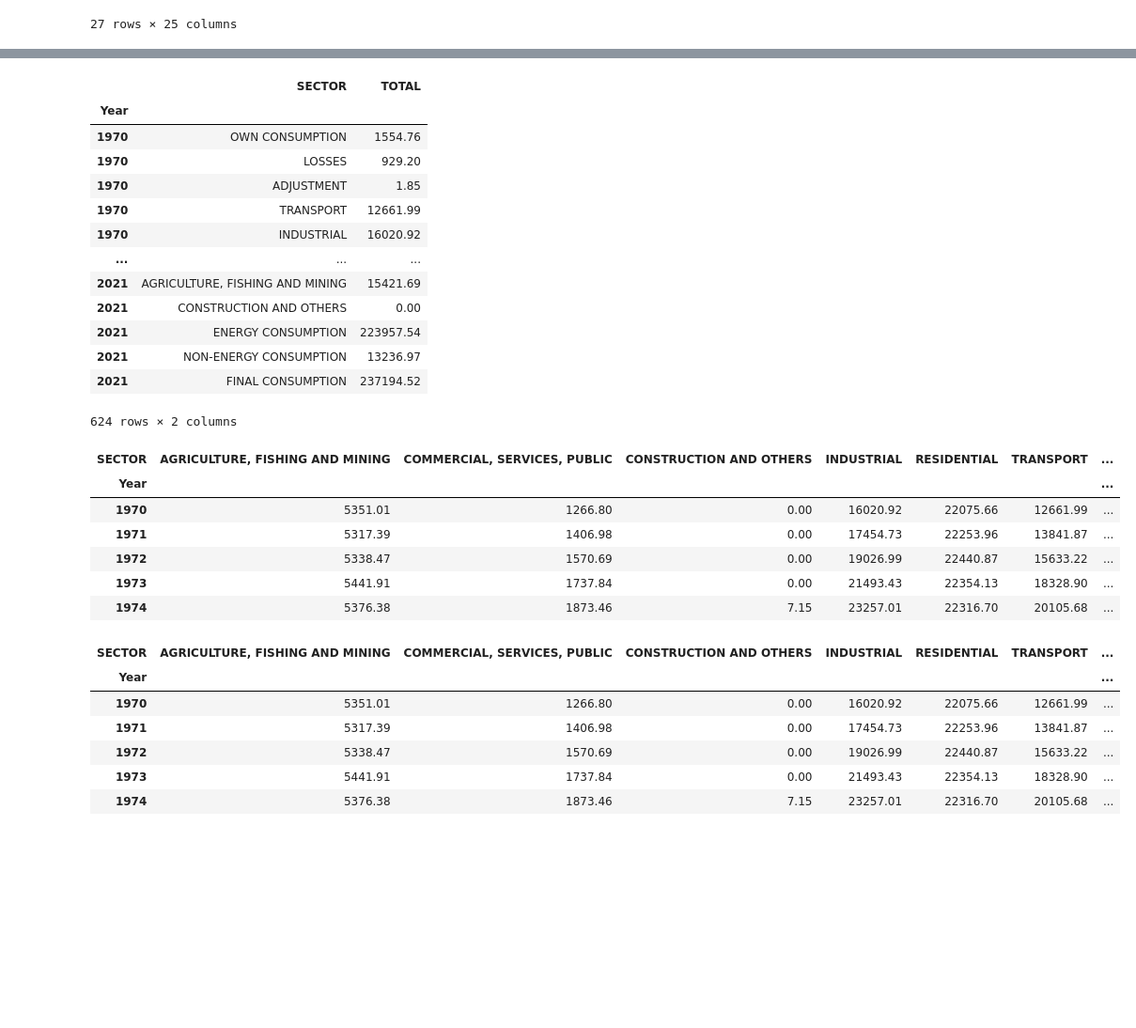
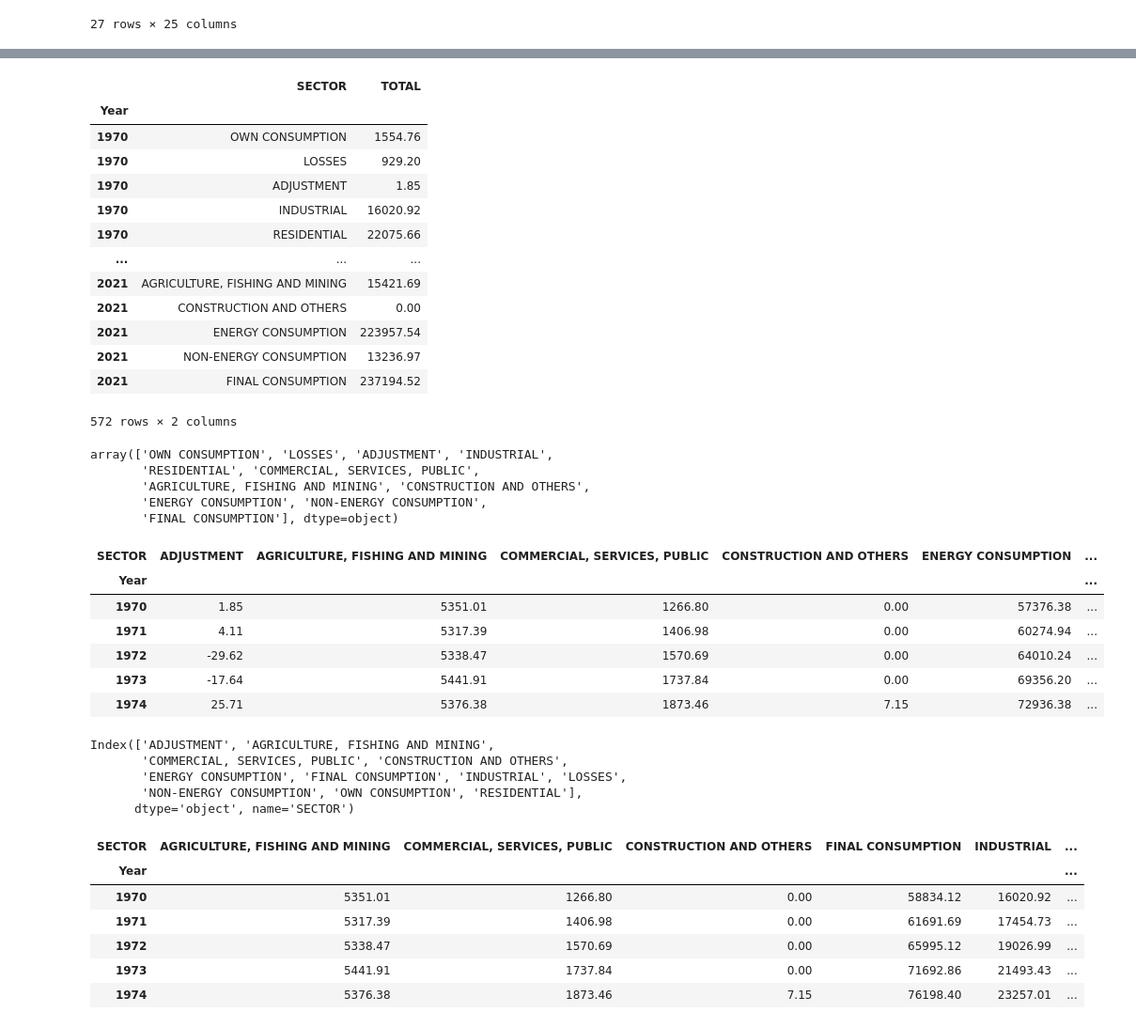
Before and after one commit to abominguez/TFM, a Jupyter notebook: codes/TFM_Nam.ipynb, the cells around one changed output, grey strips where cells are left out. Shown at 94% size. Drawn from its saved outputs; the diff is of its cells as text; code cells hidden in the pictures; blank space fills up the shorter version.

```diff
--- a/codes/TFM_Nam.ipynb
+++ b/codes/TFM_Nam.ipynb
@@ -27,6 +27,10 @@ for k in Dict.keys():
 
     #Rename of columns in df
     Dict[k].rename(columns={'Unnamed: 0': 'SECTOR','OTHER PRIMARY_x000d_\n':'OTHER PRIMARY'}, inplace=True)
+
+    #Remove the spaces in names of columns and sectors
+    Dict[k]['SECTOR'] = Dict[k]['SECTOR'].str.strip()
+    Dict[k].columns = Dict[k].columns.str.strip()
 
 print(Dict.keys())
 
@@ -49,7 +53,7 @@ with pd.ExcelWriter(file_path) as writer:
         df.to_excel(writer, sheet_name=k)
 
 df_2021=Dict['2021']
-df_2021.tail(14)
+df_2021.drop(columns="Year")
 # %% [output]
 dict_keys(['1970 - Brazil', '1971 - Brazil', '1972 - Brazil', '1973 - Brazil', '1974 - Brazil', '1975 - Brazil', '1976 - Brazil', '1977 - Brazil', '1978 - Brazil', '1979 - Brazil', '1980 - Brazil', '1 ...
 
@@ -505,9 +515,9 @@ for k in Dict2.keys():
     selected_columns = ['SECTOR','TOTAL','Year']
     Dict2[k]=Dict2[k][selected_columns]
     selected_rows=['OWN CONSUMPTION',
-       'LOSSES', 'ADJUSTMENT', '   TRANSPORT ', '   INDUSTRIAL',
-       '   RESIDENTIAL', '   COMMERCIAL, SERVICES, PUBLIC',
-       '   AGRICULTURE, FISHING AND MINING', '   CONSTRUCTION AND OTHERS',
+       'LOSSES', 'ADJUSTMENT', 'TRANSPORT ', 'INDUSTRIAL',
+       'RESIDENTIAL', 'COMMERCIAL, SERVICES, PUBLIC',
+       'AGRICULTURE, FISHING AND MINING', 'CONSTRUCTION AND OTHERS',
        'ENERGY CONSUMPTION', 'NON-ENERGY CONSUMPTION',
        'FINAL CONSUMPTION']
     Dict2[k]=Dict2[k][Dict2[k]['SECTOR'].isin(selected_rows)]
@@ -539,15 +549,23 @@ df_TC1
 | 1970 | OWN CONSUMPTION | 1554.76 |
 | 1970 | LOSSES | 929.20 |
 | 1970 | ADJUSTMENT | 1.85 |
-| 1970 | TRANSPORT | 12661.99 |
 | 1970 | INDUSTRIAL | 16020.92 |
+| 1970 | RESIDENTIAL | 22075.66 |
 | ... | ... | ... |
 | 2021 | AGRICULTURE, FISHING AND MINING | 15421.69 |
 | 2021 | CONSTRUCTION AND OTHERS | 0.00 |
 | 2021 | ENERGY CONSUMPTION | 223957.54 |
 | 2021 | NON-ENERGY CONSUMPTION | 13236.97 |
 | 2021 | FINAL CONSUMPTION | 237194.52 |
-624 rows × 2 columns
+572 rows × 2 columns
+# %%
+df_TC1.SECTOR.unique()
+# %% [output]
+array(['OWN CONSUMPTION', 'LOSSES', 'ADJUSTMENT', 'INDUSTRIAL',
+       'RESIDENTIAL', 'COMMERCIAL, SERVICES, PUBLIC',
+       'AGRICULTURE, FISHING AND MINING', 'CONSTRUCTION AND OTHERS',
+       'ENERGY CONSUMPTION', 'NON-ENERGY CONSUMPTION',
+       'FINAL CONSUMPTION'], dtype=object)
 # %%
 # Group by Year and SECTOR, and sum the TOTAL values
 grouped_df = df_TC1.groupby(['Year', 'SECTOR'])['TOTAL'].sum().reset_index()
@@ -559,24 +577,35 @@ pivot_df = grouped_df.pivot(index='Year', columns='SECTOR', values='TOTAL')
 # Display the result
 pivot_df.head()
 # %% [output]
-| SECTOR | AGRICULTURE, FISHING AND MINING | COMMERCIAL, SERVICES, PUBLIC | CONSTRUCTION AND OTHERS | INDUSTRIAL | RESIDENTIAL | TRANSPORT | ... |
-| Year |  |  |  |  |  |  | ... |
-| 1970 | 5351.01 | 1266.80 | 0.00 | 16020.92 | 22075.66 | 12661.99 | ... |
-| 1971 | 5317.39 | 1406.98 | 0.00 | 17454.73 | 22253.96 | 13841.87 | ... |
-| 1972 | 5338.47 | 1570.69 | 0.00 | 19026.99 | 22440.87 | 15633.22 | ... |
-| 1973 | 5441.91 | 1737.84 | 0.00 | 21493.43 | 22354.13 | 18328.90 | ... |
-| 1974 | 5376.38 | 1873.46 | 7.15 | 23257.01 | 22316.70 | 20105.68 | ... |
+| SECTOR | ADJUSTMENT | AGRICULTURE, FISHING AND MINING | COMMERCIAL, SERVICES, PUBLIC | CONSTRUCTION AND OTHERS | ENERGY CONSUMPTION | ... |
+| Year |  |  |  |  |  | ... |
+| 1970 | 1.85 | 5351.01 | 1266.80 | 0.00 | 57376.38 | ... |
+| 1971 | 4.11 | 5317.39 | 1406.98 | 0.00 | 60274.94 | ... |
+| 1972 | -29.62 | 5338.47 | 1570.69 | 0.00 | 64010.24 | ... |
+| 1973 | -17.64 | 5441.91 | 1737.84 | 0.00 | 69356.20 | ... |
+| 1974 | 25.71 | 5376.38 | 1873.46 | 7.15 | 72936.38 | ... |
+# %%
+pivot_df.columns
+# %% [output]
+Index(['ADJUSTMENT', 'AGRICULTURE, FISHING AND MINING',
+       'COMMERCIAL, SERVICES, PUBLIC', 'CONSTRUCTION AND OTHERS',
+       'ENERGY CONSUMPTION', 'FINAL CONSUMPTION', 'INDUSTRIAL', 'LOSSES',
+       'NON-ENERGY CONSUMPTION', 'OWN CONSUMPTION', 'RESIDENTIAL'],
+      dtype='object', name='SECTOR')
 # %%
 # Dataframe Energy Consumption (EC)
-df_EC=pivot_df.drop(columns=['LOSSES','OWN CONSUMPTION','ADJUSTMENT','FINAL CONSUMPTION','NON-ENERGY CONSUMPTION'])
+#df_EC=pivot_df.drop(columns=['LOSSES','OWN CONSUMPTION','ADJUSTMENT','FINAL CONSUMPTION','NON-ENERGY CONSUMPTION'])
+
+df_EC=pivot_df.drop(columns=['LOSSES','OWN CONSUMPTION','ADJUSTMENT','ENERGY CONSUMPTION'])
+
 df_EC.head()
 # %% [output]
-| SECTOR | AGRICULTURE, FISHING AND MINING | COMMERCIAL, SERVICES, PUBLIC | CONSTRUCTION AND OTHERS | INDUSTRIAL | RESIDENTIAL | TRANSPORT | ... |
-| Year |  |  |  |  |  |  | ... |
-| 1970 | 5351.01 | 1266.80 | 0.00 | 16020.92 | 22075.66 | 12661.99 | ... |
-| 1971 | 5317.39 | 1406.98 | 0.00 | 17454.73 | 22253.96 | 13841.87 | ... |
-| 1972 | 5338.47 | 1570.69 | 0.00 | 19026.99 | 22440.87 | 15633.22 | ... |
-| 1973 | 5441.91 | 1737.84 | 0.00 | 21493.43 | 22354.13 | 18328.90 | ... |
-| 1974 | 5376.38 | 1873.46 | 7.15 | 23257.01 | 22316.70 | 20105.68 | ... |
+| SECTOR | AGRICULTURE, FISHING AND MINING | COMMERCIAL, SERVICES, PUBLIC | CONSTRUCTION AND OTHERS | FINAL CONSUMPTION | INDUSTRIAL | ... |
+| Year |  |  |  |  |  | ... |
+| 1970 | 5351.01 | 1266.80 | 0.00 | 58834.12 | 16020.92 | ... |
+| 1971 | 5317.39 | 1406.98 | 0.00 | 61691.69 | 17454.73 | ... |
+| 1972 | 5338.47 | 1570.69 | 0.00 | 65995.12 | 19026.99 | ... |
+| 1973 | 5441.91 | 1737.84 | 0.00 | 71692.86 | 21493.43 | ... |
+| 1974 | 5376.38 | 1873.46 | 7.15 | 76198.40 | 23257.01 | ... |
 # %%
 # Drop the 'FINAL CONSUMPTION' column and calculate the percentages
```
Also changed, not shown: parts of 20 cells of this notebook, 5 other files.
